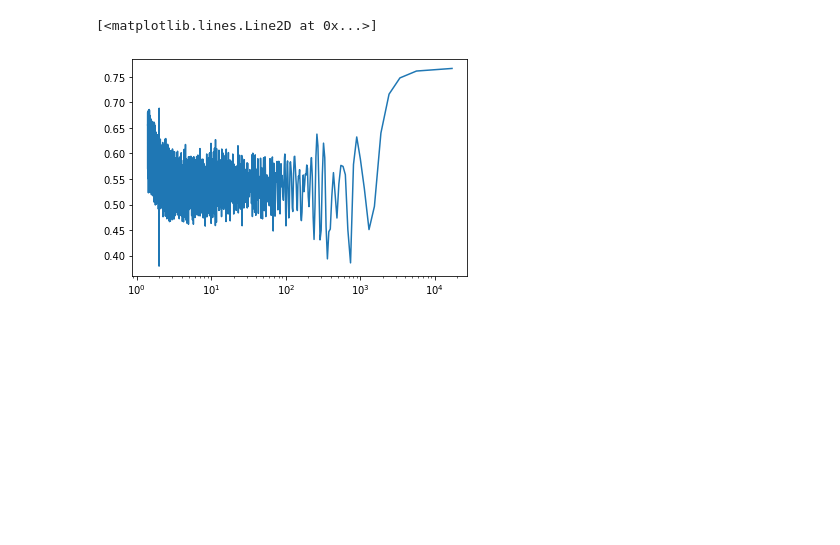
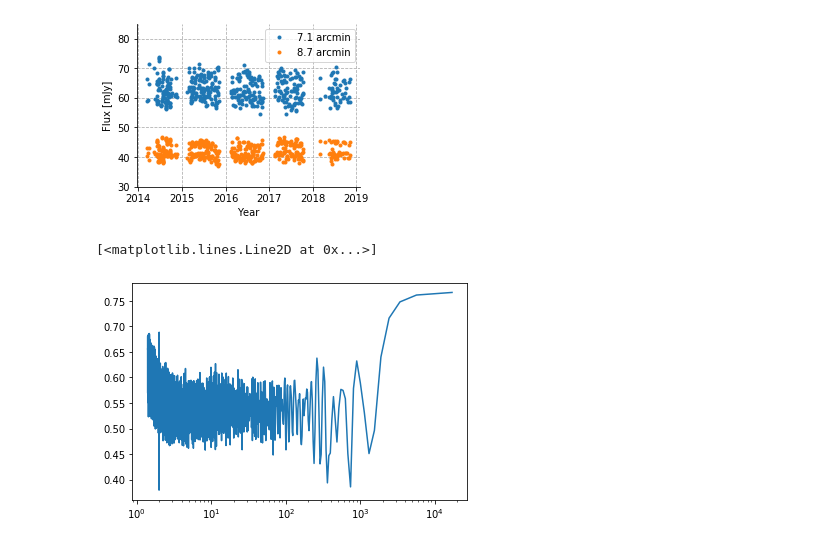
Before and after one commit to bmorris3/fader, a Jupyter notebook: asas-sn.ipynb, the cells around one changed output. Saved outputs shown, nothing was run; the diff lists cells and outputs as text; code cells hidden in the pictures; blank space fills up the shorter version.

```diff
--- a/asas-sn.ipynb
+++ b/asas-sn.ipynb
@@ -29,3 +180,30 @@ plt.savefig('plots/asas-sn.pdf', bbox_inches='tight')
+# %%
+from astropy.coordinates import SkyCoord
+
+hat11 = SkyCoord.from_name('HAT-P-11')
+c1 = SkyCoord.from_name('GAIA DR2 2086521642419240960')
+c2 = SkyCoord.from_name('GAIA DR2 2086521298821848832')
+# %%
+control1 = Table.read('data/64348.csv')   # GAIA DR2 2086521642419240960
+control2 = Table.read('data/64655.csv')   # GAIA DR2 2086521298821848832
+# %%
+plt.figure(figsize=(4, 3))
+plt.plot(Time(control1['hjd'], format='jd').decimalyear, control1['flux (mJy)'], '.',
+         label="{0:.1f}".format(c1.separation(hat11).to(u.arcmin)))
+plt.plot(Time(control2['hjd'], format='jd').decimalyear, control2['flux (mJy)'], '.',
+         label="{0:.1f}".format(c2.separation(hat11).to(u.arcmin)))
+plt.legend()
+ax = plt.gca()
+
+for s in ['right', 'top']:
+    ax.spines[s].set_visible(False)
+plt.ylabel('Flux [mJy]')
+plt.xlabel('Year')
+ax.grid(ls='--')
+plt.ylim([30, 85])
+plt.savefig('plots/control.pdf', bbox_inches='tight')
+# %% [output]
+[figure, added]
 # %%
 from astropy.timeseries import LombScargle
 import astropy.units as u
```
Also changed, not shown: parts of 8 cells of this notebook, 2 other files.
